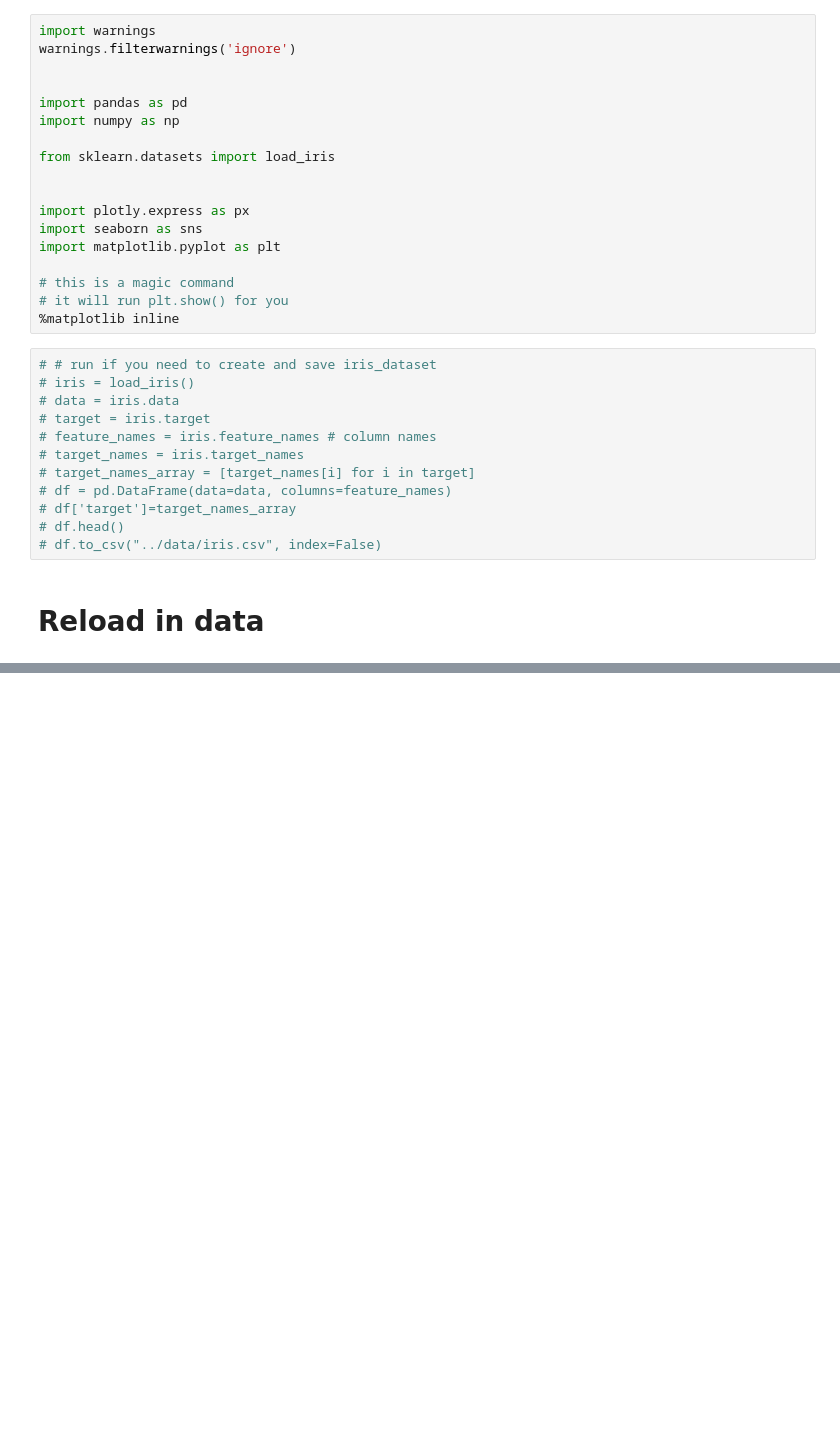
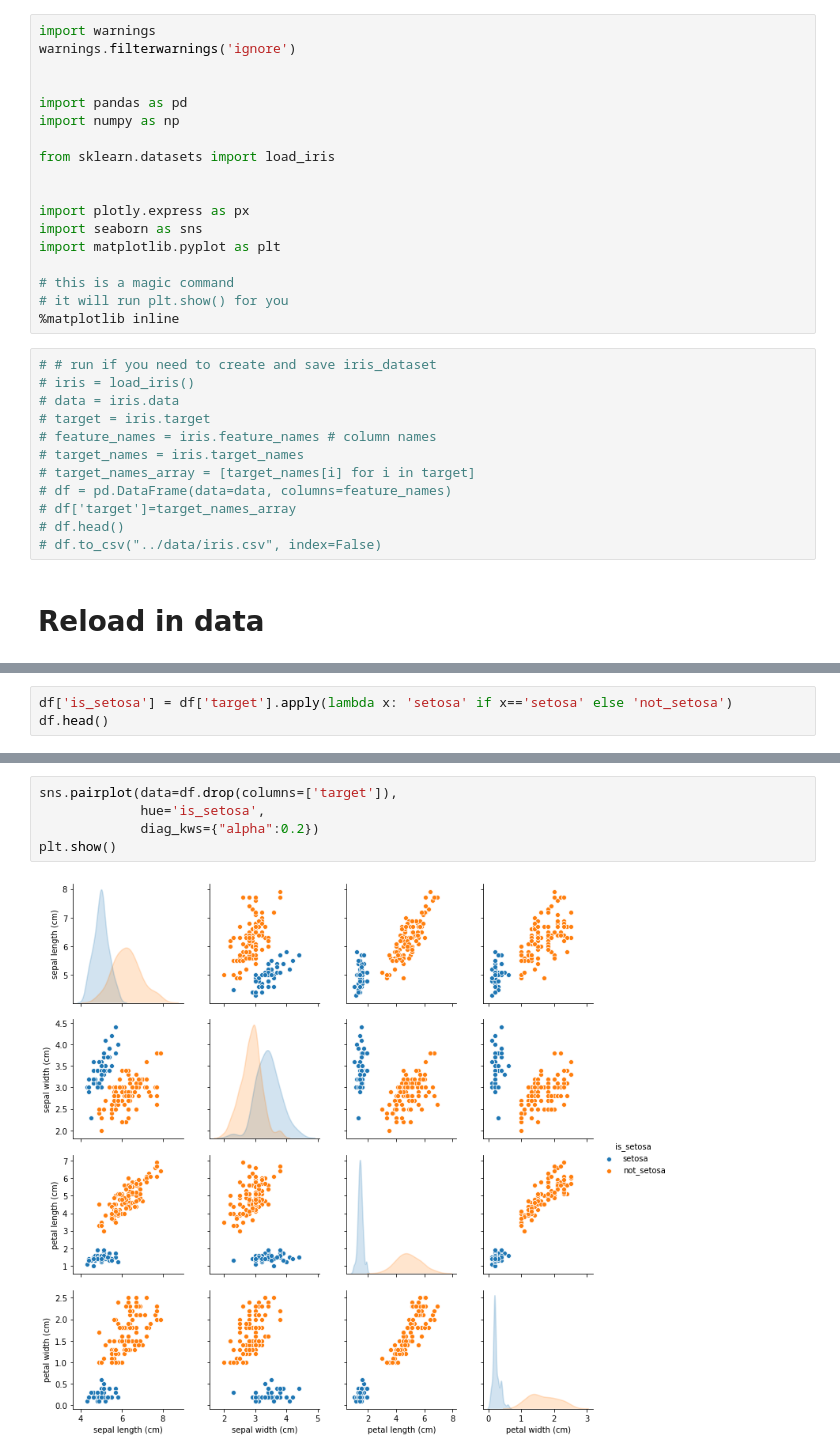
Before and after one commit to learn-co-curriculum/aug-ds-ft-2020-notebooks, a Jupyter notebook: topic17/bayesianStats.ipynb, the cells around one changed output, grey strips where cells are left out. Drawn from its saved outputs; the diff is of its cells as text; blank space fills up the shorter version.

```diff
--- a/topic17/bayesianStats.ipynb
+++ b/topic17/bayesianStats.ipynb
@@ -44,0 +62,3 @@ import matplotlib.pyplot as plt
+# %%
+df['is_setosa'] = df['target'].apply(lambda x: 'setosa' if x=='setosa' else 'not_setosa')
+df.head()
@@ -44,0 +72,7 @@ import matplotlib.pyplot as plt
+# %%
+sns.pairplot(data=df.drop(columns=['target']),
+             hue='is_setosa',
+             diag_kws={"alpha":0.2})
+plt.show()
+# %% [output]
+[figure, added]
```
Also changed, not shown: parts of 17 cells of this notebook, 1 other file.
